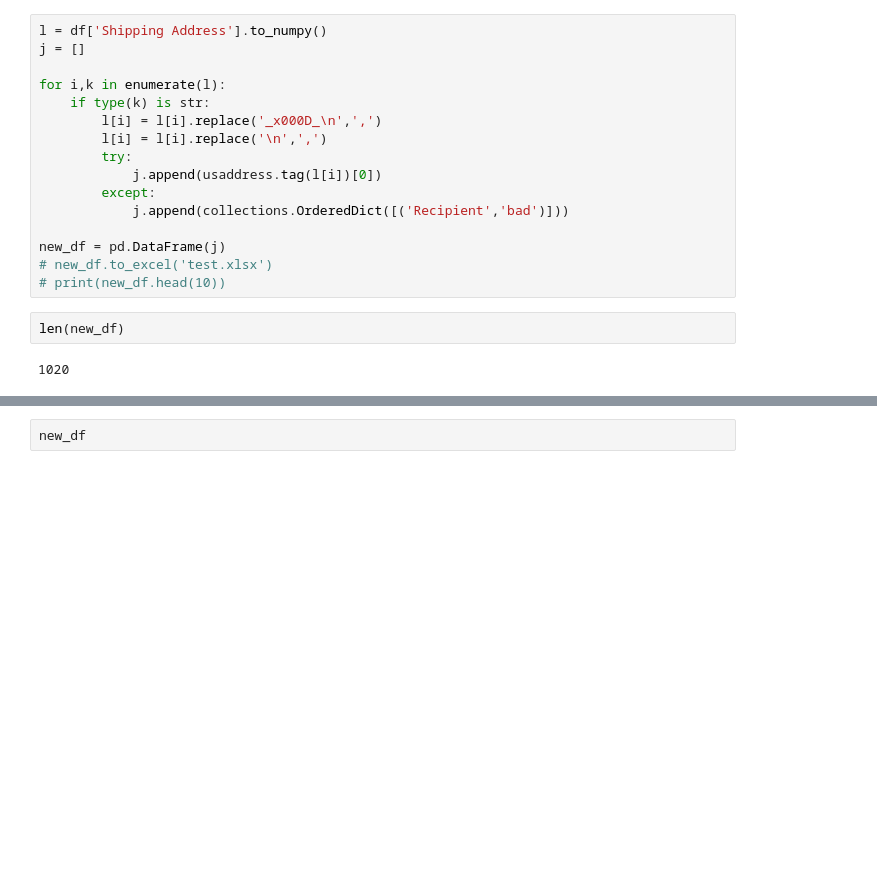
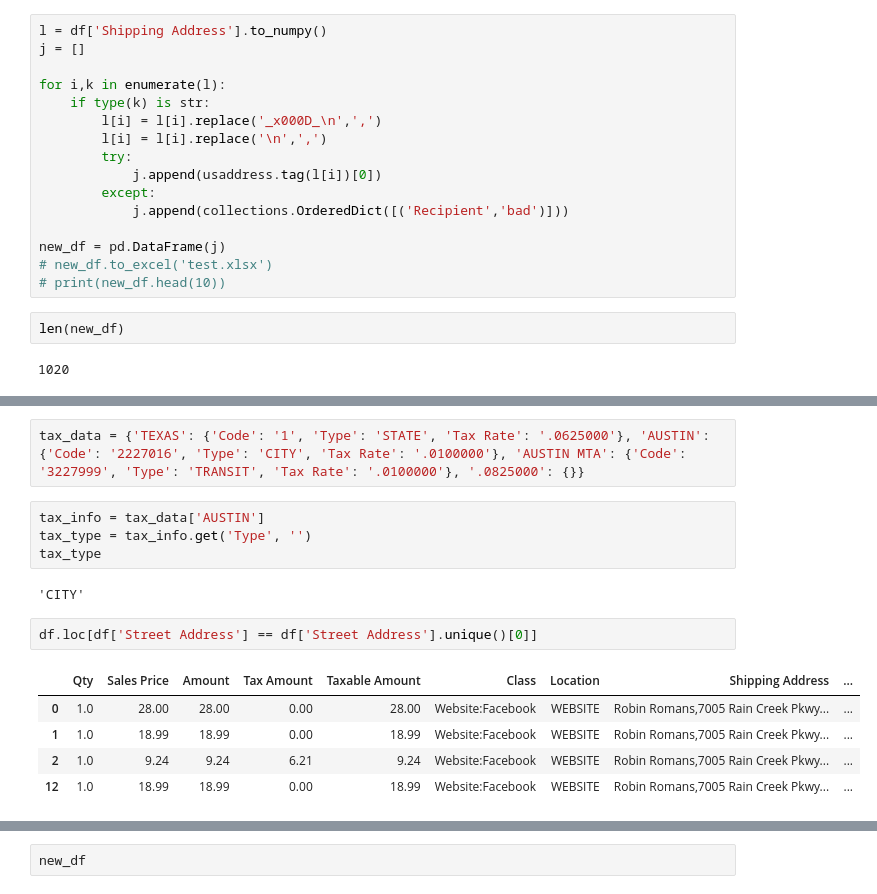
Before and after one commit to CosmicSurgery/Texas-Tax-Code-Lookup, a Jupyter notebook: testing_usaddress.ipynb, the cells around one changed output, grey strips where cells are left out. Drawn from its saved outputs; the diff is of its cells as text; blank space fills up the shorter version.

```diff
--- a/testing_usaddress.ipynb
+++ b/testing_usaddress.ipynb
@@ -47 +135,17 @@ new_df['test'] =
+# %%
+tax_data = {'TEXAS': {'Code': '1', 'Type': 'STATE', 'Tax Rate': '.0625000'}, 'AUSTIN': {'Code': '2227016', 'Type': 'CITY', 'Tax Rate': '.0100000'}, 'AUSTIN MTA': {'Code': '3227999', 'Type': 'TRANSIT', 'Tax Rate': '.0100000'}, '.0825000': {}}
+# %%
+tax_info = tax_data['AUSTIN']
+tax_type = tax_info.get('Type', '')
+tax_type
+# %% [output]
+'CITY'
+# %%
+df.loc[df['Street Address'] == df['Street Address'].unique()[0]]
+# %% [output]
+|  | Qty | Sales Price | Amount | Tax Amount | Taxable Amount | Class | Location | Shipping Address | ... |
+| 0 | 1.0 | 28.00 | 28.00 | 0.00 | 28.00 | Website:Facebook | WEBSITE | Robin Romans,7005 Rain Creek Pkwy... | ... |
+| 1 | 1.0 | 18.99 | 18.99 | 0.00 | 18.99 | Website:Facebook | WEBSITE | Robin Romans,7005 Rain Creek Pkwy... | ... |
+| 2 | 1.0 | 9.24 | 9.24 | 6.21 | 9.24 | Website:Facebook | WEBSITE | Robin Romans,7005 Rain Creek Pkwy... | ... |
+| 12 | 1.0 | 18.99 | 18.99 | 0.00 | 18.99 | Website:Facebook | WEBSITE | Robin Romans,7005 Rain Creek Pkwy... | ... |
 # %%
```
Also changed, not shown: parts of 14 cells of this notebook, 2 other files.
